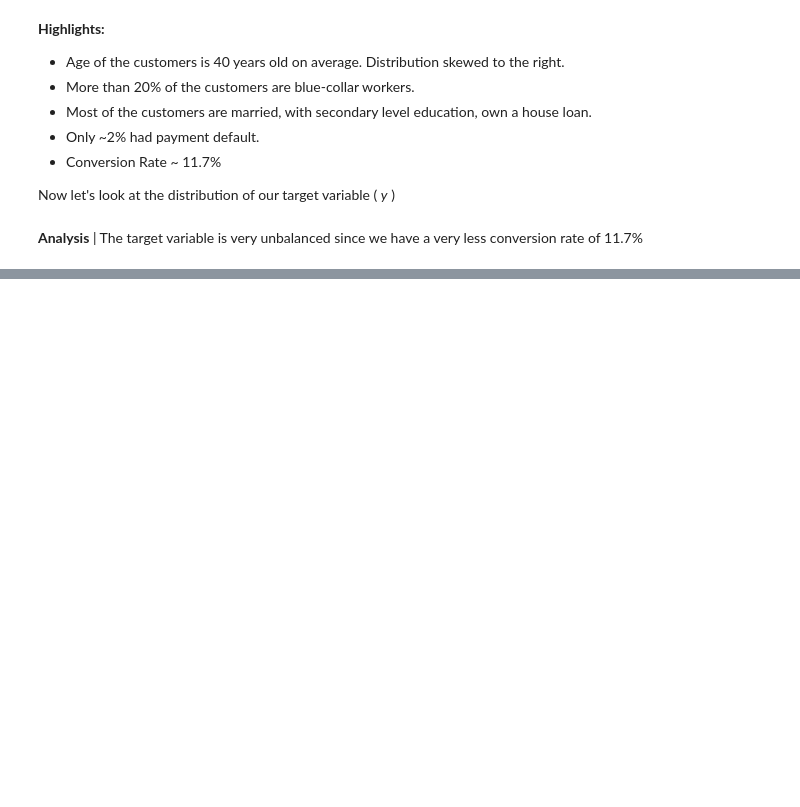
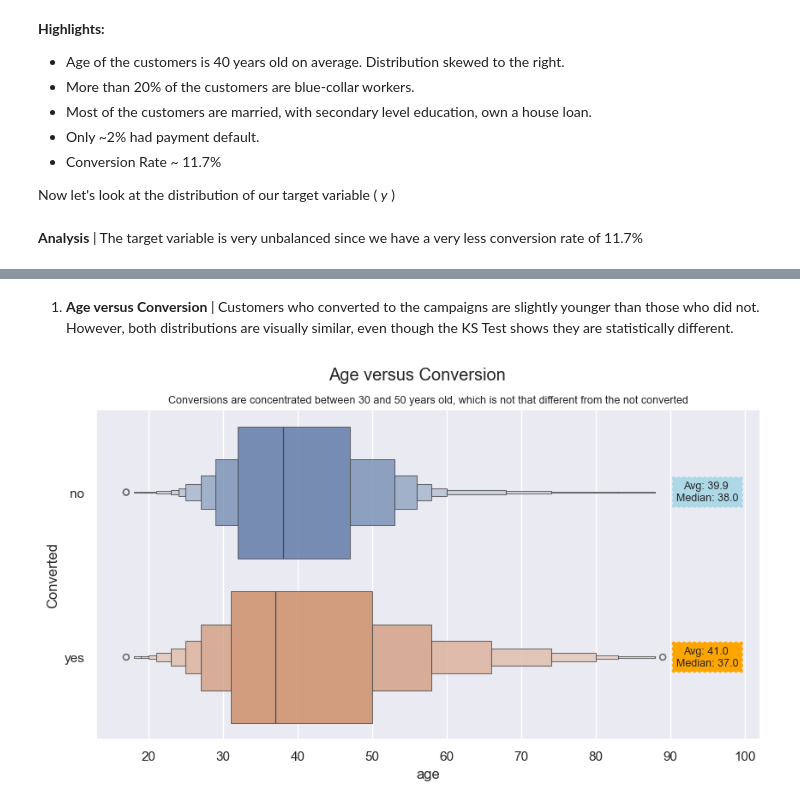
Before and after one commit to anoopungrd/sgh-advanced-analytics-big-data, a Jupyter notebook: semester-1/data-mining/project/code/Bank_Marketing_Notebook.ipynb, the cells around one changed output, grey strips where cells are left out. Drawn from its saved outputs; the diff is of its cells as text; code cells hidden in the pictures; blank space fills up the shorter version.

```diff
--- a/semester-1/data-mining/project/code/Bank_Marketing_Notebook.ipynb
+++ b/semester-1/data-mining/project/code/Bank_Marketing_Notebook.ipynb
@@ -202,0 +253,26 @@ for pct in ax.patches:
+# %% [markdown]
+1. **Age versus Conversion** |
+Customers who converted to the campaigns are slightly younger than those who did not. However, both distributions are visually similar, even though the KS Test shows they are statistically different.
+# %%
+# Age versus Conversion
+plt.figure( figsize=(10,5))
+ax = sns.boxenplot(data=df_train, x='age', y='y', hue='y', alpha=0.8)
+plt.suptitle('Age versus Conversion')
+plt.ylabel('Converted')
+plt.title('Conversions are concentrated between 30 and 50 years old, which is not that different from the not converted', size=9)
+
+# Annotation
+# Medians and Averages
+median_converted = df_train.query('y == "yes"')['age'].median()
+median_not_converted = df_train.query('y == "no"')['age'].median()
+avg_converted = df_train.query('y == "yes"')['age'].mean()
+avg_not_converted = df_train.query('y == "no"')['age'].mean()
+# Annotation - Insert text with Average and Median for each category
+plt.text(95, 0, f"Avg: {round(avg_not_converted,1)} \nMedian: {median_not_converted}",
+         ha="center", va="center", rotation=0,
+         size=9, bbox=dict(boxstyle="roundtooth, pad=0.5", fc="lightblue", ec="r", lw=0))
+plt.text(95, 1, f"Avg: {round(avg_converted,1)} \nMedian: {median_converted}",
+         ha="center", va="center", rotation=0,
+         size=9, bbox=dict(boxstyle="roundtooth, pad=0.5", fc="orange", ec="r", lw=0));
+# %% [output]
+[figure, added]
```
Also changed, not shown: parts of 17 cells of this notebook.
